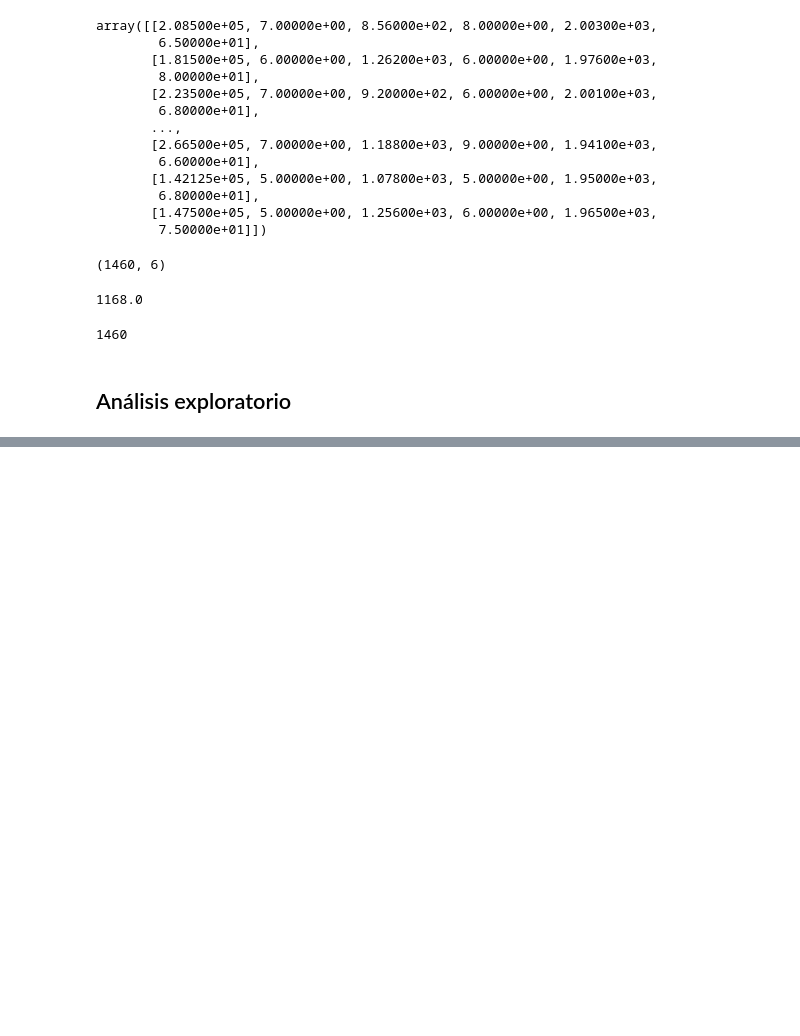
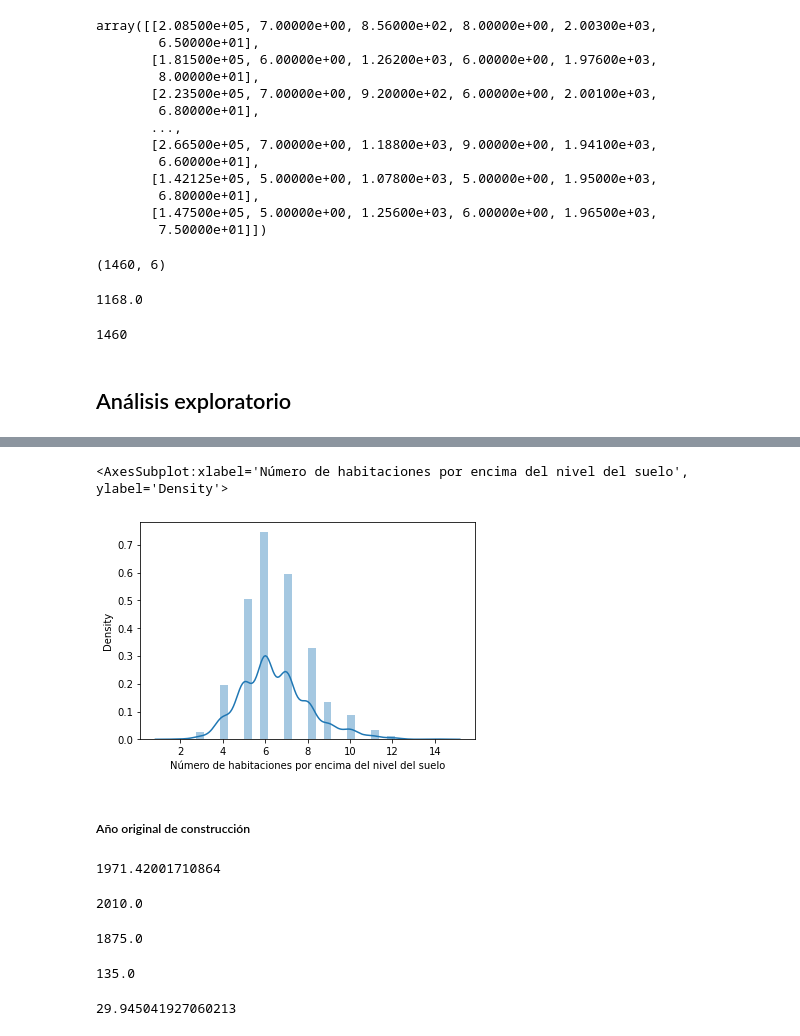
Before and after one commit to eddson90/galileo_tareas, a Jupyter notebook: Proyecto.ipynb, the cells around one changed output, grey strips where cells are left out. Cells and saved outputs as stored; diff of their text form; code cells hidden in the pictures; blank space fills up the shorter version.

```diff
--- a/Proyecto.ipynb
+++ b/Proyecto.ipynb
@@ -48,0 +174,27 @@ len(training_data)+len(validation_data)
+# %%
+sns.distplot(TotRmsAbvGrd, axlabel = "Número de habitaciones por encima del nivel del suelo")
+# %% [output]
+<AxesSubplot:xlabel='Número de habitaciones por encima del nivel del suelo', ylabel='Density'>
+[figure, added]
+# %% [markdown]
+##### Año original de construcción
+# %%
+np.mean(YearBuilt)
+# %% [output]
+1971.42001710864
+# %%
+np.max(YearBuilt)
+# %% [output]
+2010.0
+# %%
+np.min(YearBuilt)
+# %% [output]
+1875.0
+# %%
+np.ptp(YearBuilt)
+# %% [output]
+135.0
+# %%
+np.std(YearBuilt)
+# %% [output]
+29.945041927060213
```
Also changed, not shown: parts of 39 cells of this notebook.
